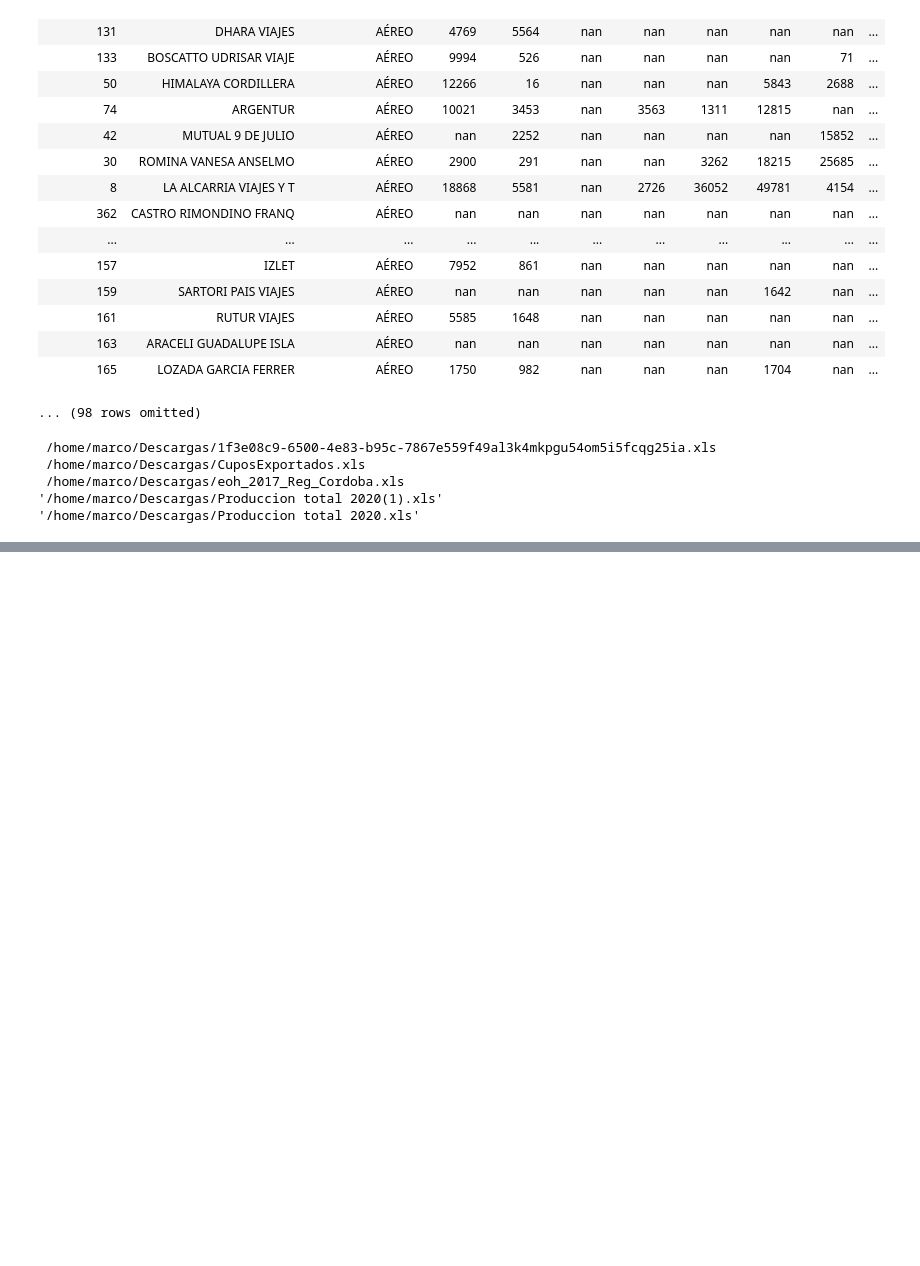
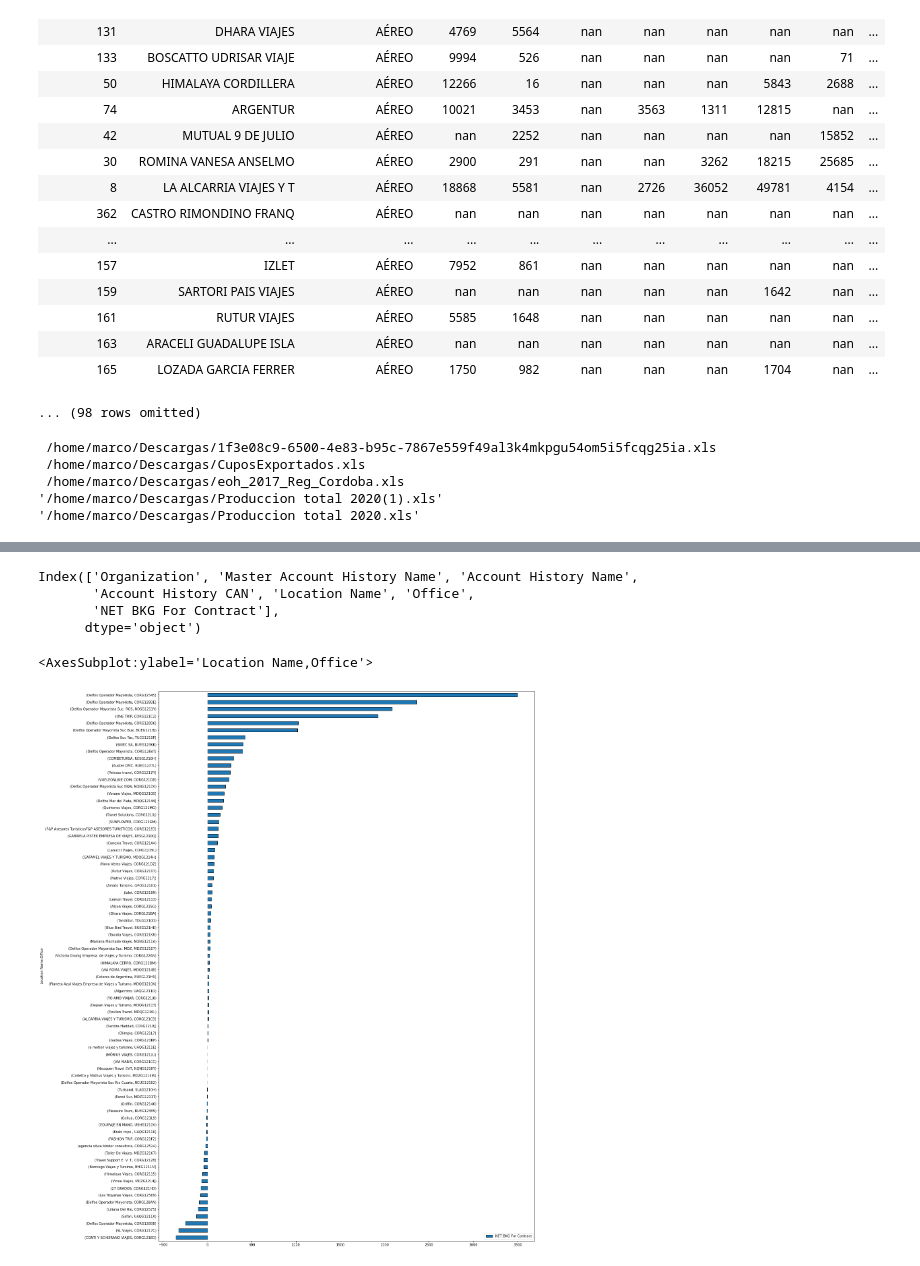
Before and after one commit to MarcoCenturion/Bash_data_analytics, a Jupyter notebook: Ventas Delfos por vertical.ipynb, the cells around one changed output, grey strips where cells are left out. Drawn from its saved outputs; the diff is of its cells as text; code cells hidden in the pictures; blank space fills up the shorter version.

```diff
--- a/Ventas Delfos por vertical.ipynb
+++ b/Ventas Delfos por vertical.ipynb
@@ -459,0 +468,14 @@ ValueError: No group keys passed!
+# %%
+amadeus.columns
+# %% [output]
+Index(['Organization', 'Master Account History Name', 'Account History Name',
+       'Account History CAN', 'Location Name', 'Office',
+       'NET BKG For Contract'],
+      dtype='object')
+# %%
+amadeusporoficina=amadeus.groupby(['Location Name','Office']).sum()
+# %%
+amadeusporoficina.sort_values(by=['NET BKG For Contract']).plot.barh(figsize=(20,30))
+# %% [output]
+<AxesSubplot:ylabel='Location Name,Office'>
+[figure, added]
```
Also changed, not shown: parts of 38 cells of this notebook, 1 other file.
